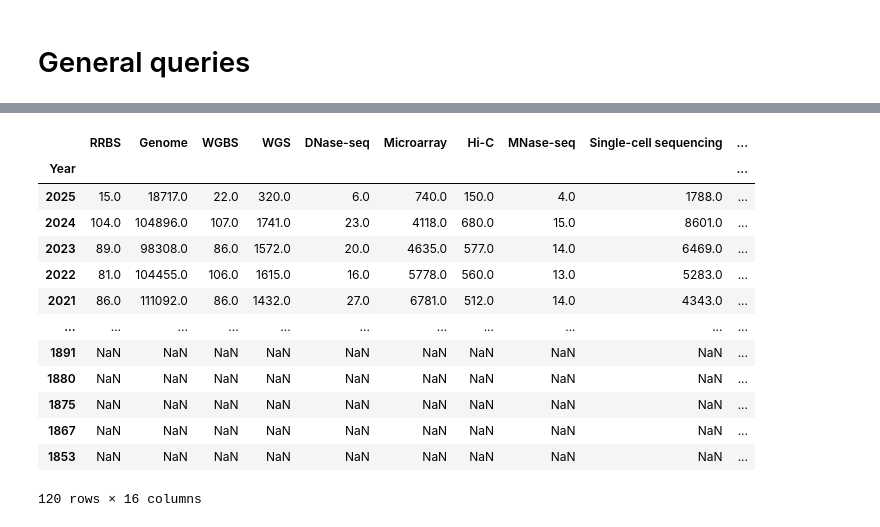
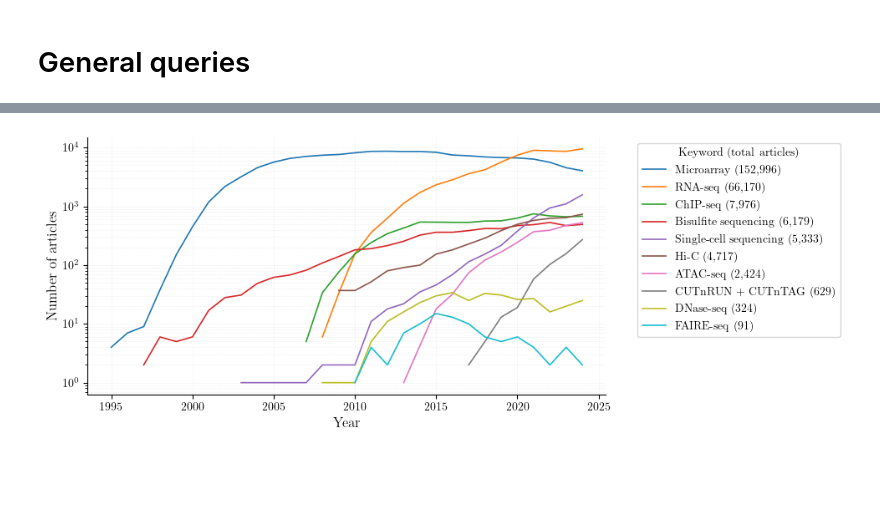
Before and after one commit to fderop/phd_thesis, a Jupyter notebook: ipynb/pub.ipynb, the cells around one changed output, grey strips where cells are left out. Saved outputs shown, nothing was run; the diff lists cells and outputs as text; code cells hidden in the pictures; blank space fills up the shorter version.

```diff
--- a/ipynb/pub.ipynb
+++ b/ipynb/pub.ipynb
@@ -73,19 +97,52 @@ plt.show()
-# %%
-
-df = pd.read_csv(merged_output_file).set_index("Year")
-df
-# %% [output]
-|  | RRBS | Genome | WGBS | WGS | DNase-seq | Microarray | Hi-C | MNase-seq | Single-cell sequencing | ... |
-| Year |  |  |  |  |  |  |  |  |  | ... |
-| 2025 | 15.0 | 18717.0 | 22.0 | 320.0 | 6.0 | 740.0 | 150.0 | 4.0 | 1788.0 | ... |
-| 2024 | 104.0 | 104896.0 | 107.0 | 1741.0 | 23.0 | 4118.0 | 680.0 | 15.0 | 8601.0 | ... |
-| 2023 | 89.0 | 98308.0 | 86.0 | 1572.0 | 20.0 | 4635.0 | 577.0 | 14.0 | 6469.0 | ... |
-| 2022 | 81.0 | 104455.0 | 106.0 | 1615.0 | 16.0 | 5778.0 | 560.0 | 13.0 | 5283.0 | ... |
-| 2021 | 86.0 | 111092.0 | 86.0 | 1432.0 | 27.0 | 6781.0 | 512.0 | 14.0 | 4343.0 | ... |
-| ... | ... | ... | ... | ... | ... | ... | ... | ... | ... | ... |
-| 1891 | NaN | NaN | NaN | NaN | NaN | NaN | NaN | NaN | NaN | ... |
-| 1880 | NaN | NaN | NaN | NaN | NaN | NaN | NaN | NaN | NaN | ... |
-| 1875 | NaN | NaN | NaN | NaN | NaN | NaN | NaN | NaN | NaN | ... |
-| 1867 | NaN | NaN | NaN | NaN | NaN | NaN | NaN | NaN | NaN | ... |
-| 1853 | NaN | NaN | NaN | NaN | NaN | NaN | NaN | NaN | NaN | ... |
-120 rows × 16 columns
+# %%
+
+
+
+input_dir = "./pubmed"
+merged_output_file = os.path.join(input_dir, "pubmed_merged.csv")
+df = pd.read_csv(merged_output_file).set_index("Year")
+
+df.index = df.index.astype(int)
+df = df.reset_index()
+
+df_long = df.melt(id_vars="Year", var_name="Search Query", value_name="Count")
+
+df_long = df_long[(df_long["Year"] >= 1995) & (df_long["Year"] < 2025)]
+df_long.loc[(df_long["Search Query"] == "Hi-C") & (df_long["Year"] < 2009), "Count"] = (
+    np.nan
+)
+
+total_counts = (
+    df_long.groupby("Search Query")["Count"].sum().sort_values(ascending=False)
+)
+
+
+
+df_long["Search Query"] = df_long["Search Query"].map(
+    lambda x: f"{x} ({int(total_counts[x]):,})"
+)
+
+order = total_counts.index.tolist()
+
+plt.figure(figsize=(8, 4))
+sns.lineplot(
+    data=df_long,
+    x="Year",
+    y="Count",
+    hue="Search Query",
+    hue_order=[f"{q} ({int(total_counts[q]):,})" for q in order],
+)
+
+plt.yscale("log")
+
+plt.xlabel("Year")
+plt.ylabel("Number of articles")
+plt.legend(title="Keyword (total articles)", bbox_to_anchor=(1.05, 1), loc="upper left")
+plt.grid(True, which="both", linestyle="dotted", linewidth=0.5)
+plt.gca().spines["top"].set_visible(False)
+plt.gca().spines["right"].set_visible(False)
+
+# plt.tight_layout()
+plt.show()
+# %% [output]
+[figure, added]
```
Also changed, not shown: parts of 35 cells of this notebook, 31 other files.
